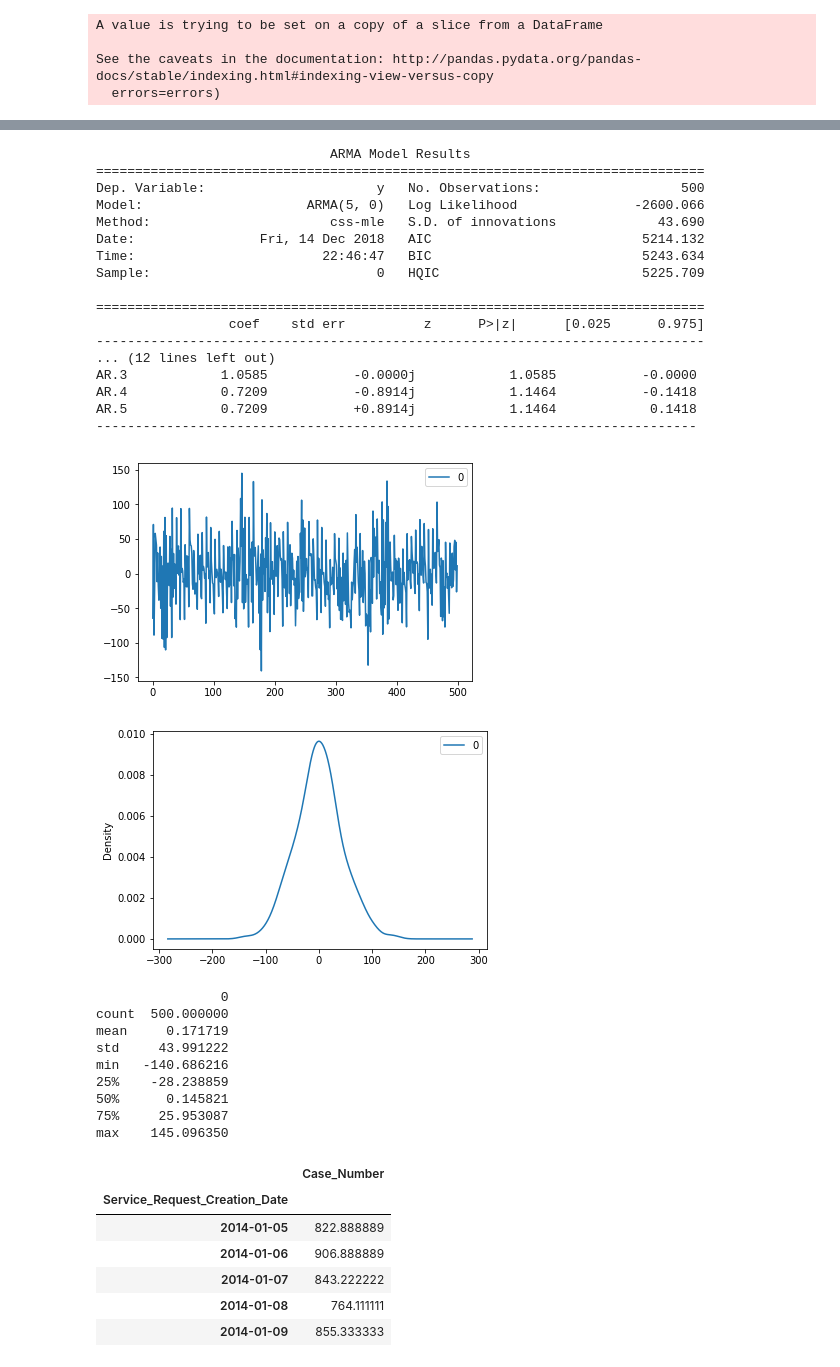
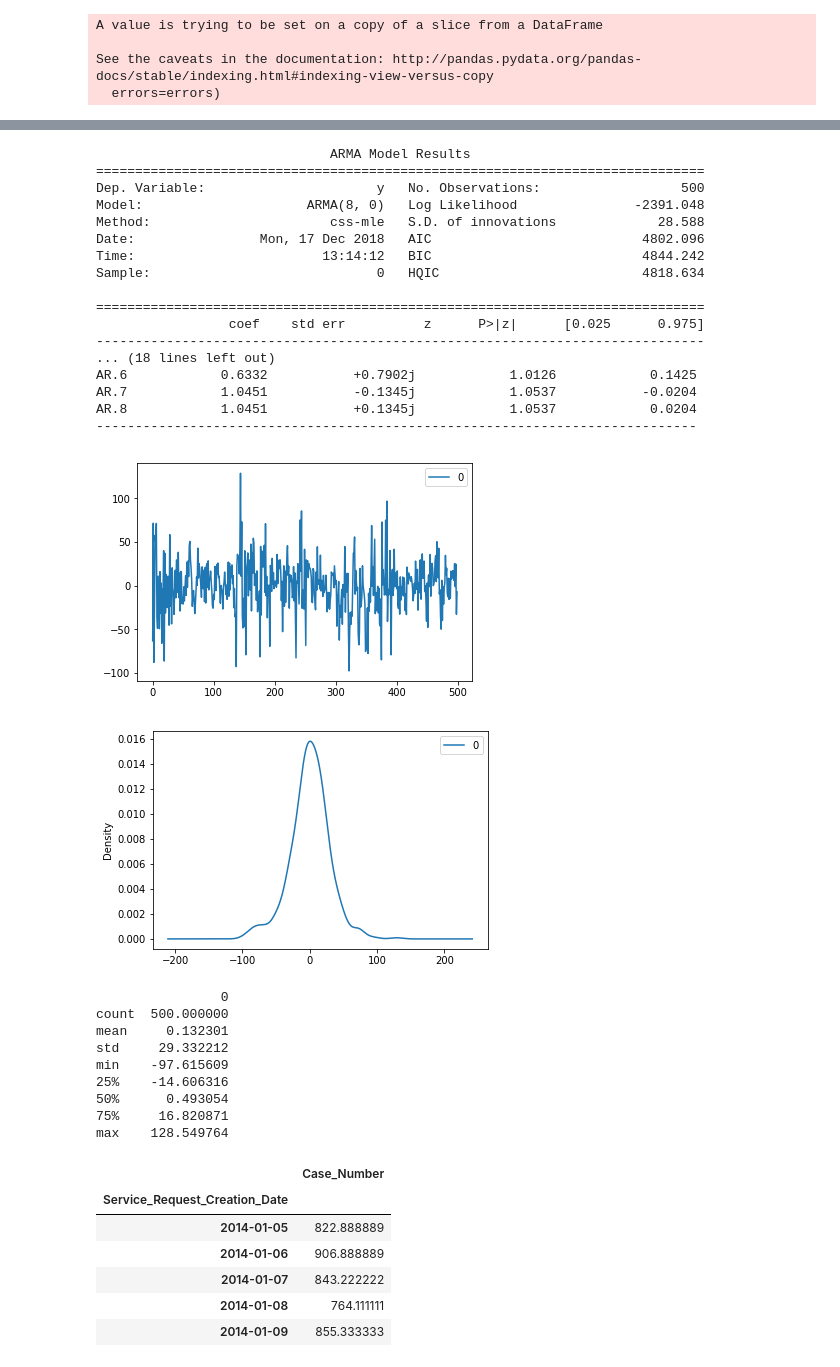
Before and after one commit to SohamMody/ADS_final, a Jupyter notebook: Cleaning_update.ipynb, the cells around one changed output, grey strips where cells are left out. Cells and saved outputs as stored; diff of their text form; code cells hidden in the pictures.

```diff
--- a/Cleaning_update.ipynb
+++ b/Cleaning_update.ipynb
@@ -698,45 +727,45 @@ test_dates = harvey_acr_freq.loc[datetime.date(2017,8,16):datetime.date(2018,3,1
 train,test = harvey_acr_freq[harvey_acr_freq.index < datetime.date(2017,8,16)].Case_Number.values,\
                             harvey_acr_freq.loc[datetime.date(2017,8,16):datetime.date(2018,3,1)].Case_Number.values
 # %%
-model = ARIMA(train[:500], order=(5,0,0))
+model = ARIMA(train[:500], order=(8,0,0))
 model_fit = model.fit(disp=0)
 print(model_fit.summary())
 # plot residual errors
 residuals = pd.DataFrame(model_fit.resid)
 residuals.plot()
 pyplot.show()
 residuals.plot(kind='kde')
 pyplot.show()
 print(residuals.describe())
 # %% [output]
                               ARMA Model Results
 ==============================================================================
 Dep. Variable:                      y   No. Observations:                  500
-Model:                     ARMA(5, 0)   Log Likelihood               -2600.066
-Method:                       css-mle   S.D. of innovations             43.690
-Date:                Fri, 14 Dec 2018   AIC                           5214.132
-Time:                        22:46:47   BIC                           5243.634
-Sample:                             0   HQIC                          5225.709
+Model:                     ARMA(8, 0)   Log Likelihood               -2391.048
+Method:                       css-mle   S.D. of innovations             28.588
+Date:                Mon, 17 Dec 2018   AIC                           4802.096
+Time:                        13:14:12   BIC                           4844.242
+Sample:                             0   HQIC                          4818.634
 
 ==============================================================================
                  coef    std err          z      P>|z|      [0.025      0.975]
 ------------------------------------------------------------------------------
-... (12 lines left out)
-AR.3            1.0585           -0.0000j            1.0585           -0.0000
-AR.4            0.7209           -0.8914j            1.1464           -0.1418
-AR.5            0.7209           +0.8914j            1.1464            0.1418
+... (18 lines left out)
+AR.6            0.6332           +0.7902j            1.0126            0.1425
+AR.7            1.0451           -0.1345j            1.0537           -0.0204
+AR.8            1.0451           +0.1345j            1.0537            0.0204
 -----------------------------------------------------------------------------
-[figure, old version]
+[figure, new version]
-[figure, old version]
+[figure, new version]
                 0
 count  500.000000
-mean     0.171719
-std     43.991222
-min   -140.686216
-25%    -28.238859
-50%      0.145821
-75%     25.953087
-max    145.096350
+mean     0.132301
+std     29.332212
+min    -97.615609
+25%    -14.606316
+50%      0.493054
+75%     16.820871
+max    128.549764
 # %%
 harvey_acr_freq.head()
 # %% [output]
```
Also changed, not shown: parts of 33 cells of this notebook.
